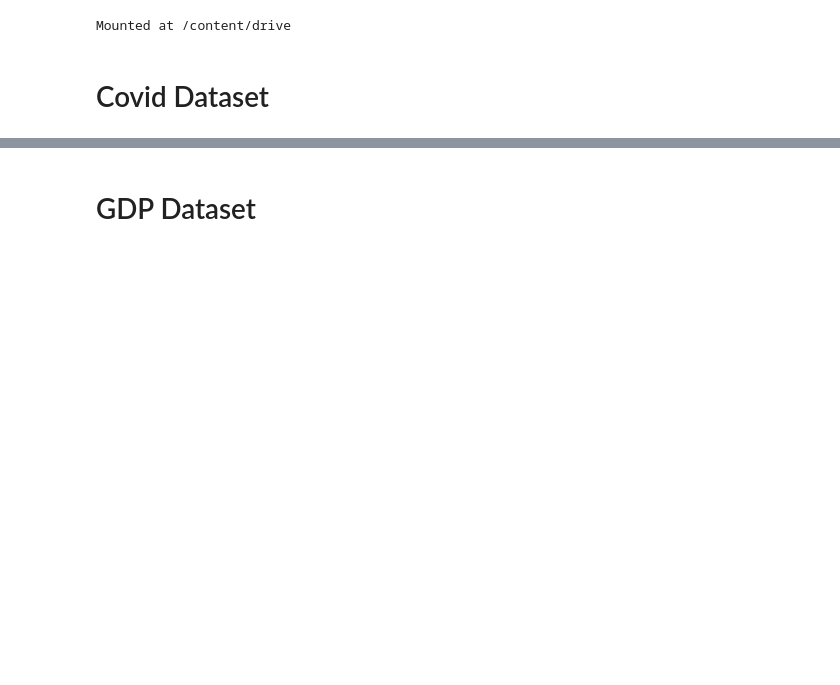
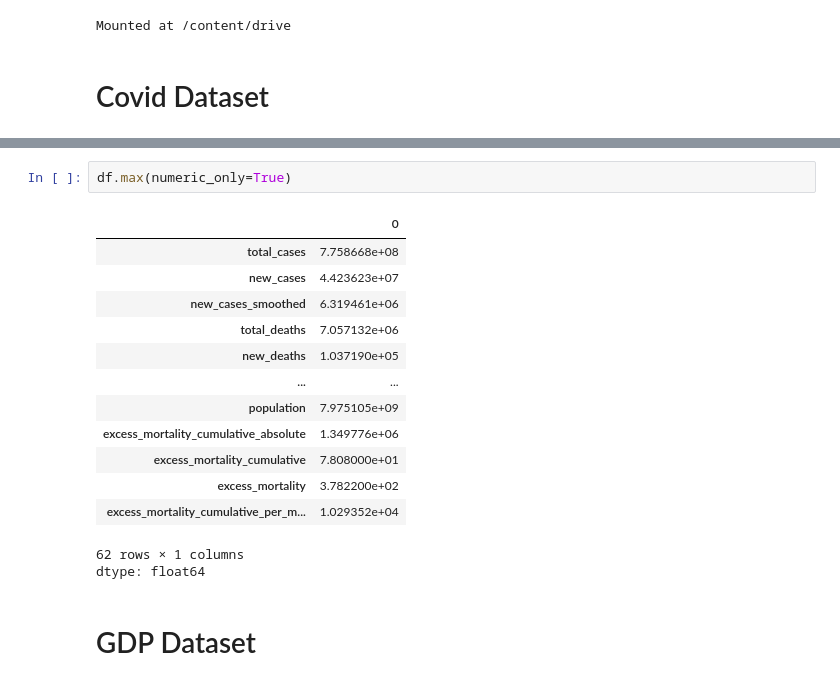
Before and after one commit to Tuco711/Projeto_VAD, a Jupyter notebook: eda.ipynb, the cells around one changed output, grey strips where cells are left out. Saved outputs shown, nothing was run; the diff lists cells and outputs as text; blank space fills up the shorter version.

```diff
--- a/eda.ipynb
+++ b/eda.ipynb
@@ -49,2 +60,19 @@ fig
+# %%
+df.max(numeric_only=True)
+# %% [output]
+|  | 0 |
+| total_cases | 7.758668e+08 |
+| new_cases | 4.423623e+07 |
+| new_cases_smoothed | 6.319461e+06 |
+| total_deaths | 7.057132e+06 |
+| new_deaths | 1.037190e+05 |
+| ... | ... |
+| population | 7.975105e+09 |
+| excess_mortality_cumulative_absolute | 1.349776e+06 |
+| excess_mortality_cumulative | 7.808000e+01 |
+| excess_mortality | 3.782200e+02 |
+| excess_mortality_cumulative_per_m... | 1.029352e+04 |
+62 rows × 1 columns
+dtype: float64
 # %% [markdown]
 # GDP Dataset
```
Also changed, not shown: parts of 4 cells of this notebook, 1 other file.
